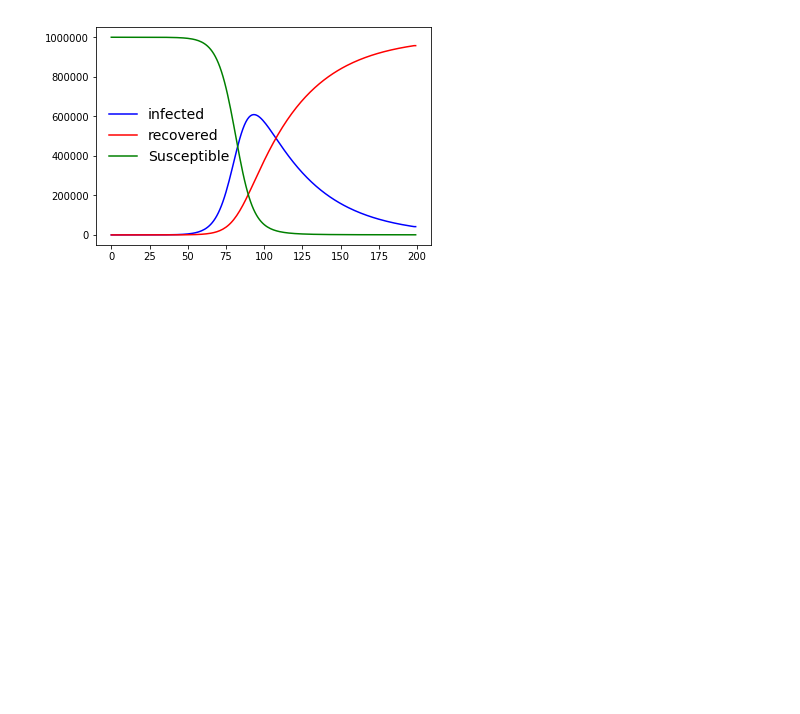
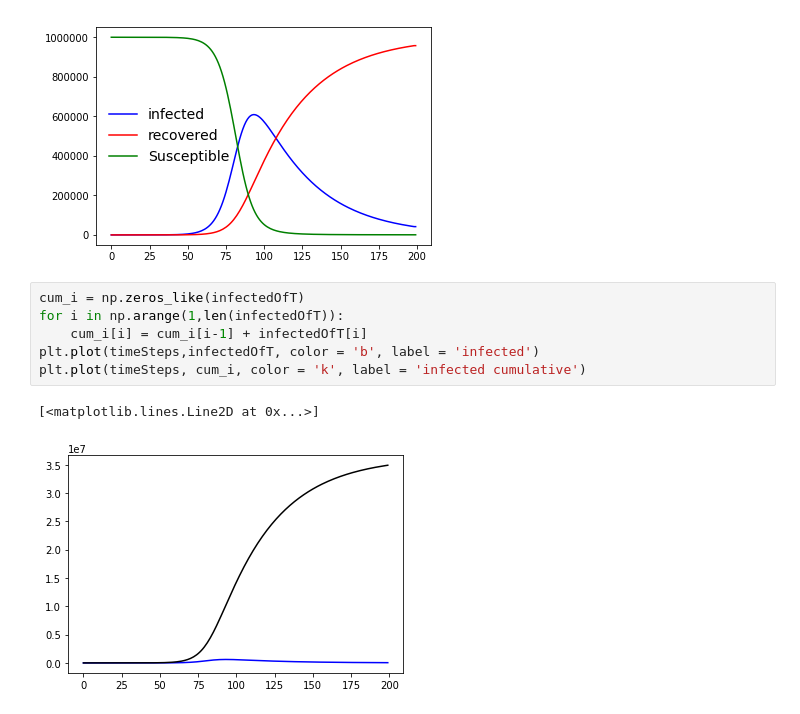
Before and after one commit to JohnHenningsen/CoronaDataDeviance, a Jupyter notebook: simple_SIR.ipynb, the cells around one changed output. Saved outputs shown, nothing was run; the diff lists cells and outputs as text; blank space fills up the shorter version.

Commit message:
cumulative infected added to simple_SIR

```diff
--- a/simple_SIR.ipynb
+++ b/simple_SIR.ipynb
@@ -57,3 +57,12 @@ plt.legend(loc='best',fontsize=14.0,numpoints=1, frameon=False)
 # %% [output]
 <matplotlib.legend.Legend at 0x...>
 [figure]
+# %%
+cum_i = np.zeros_like(infectedOfT)
+for i in np.arange(1,len(infectedOfT)):
+    cum_i[i] = cum_i[i-1] + infectedOfT[i]
+plt.plot(timeSteps,infectedOfT, color = 'b', label = 'infected')
+plt.plot(timeSteps, cum_i, color = 'k', label = 'infected cumulative')
+# %% [output]
+[<matplotlib.lines.Line2D at 0x...>]
+[figure, added]
```
Also changed, not shown: 2 other files.
